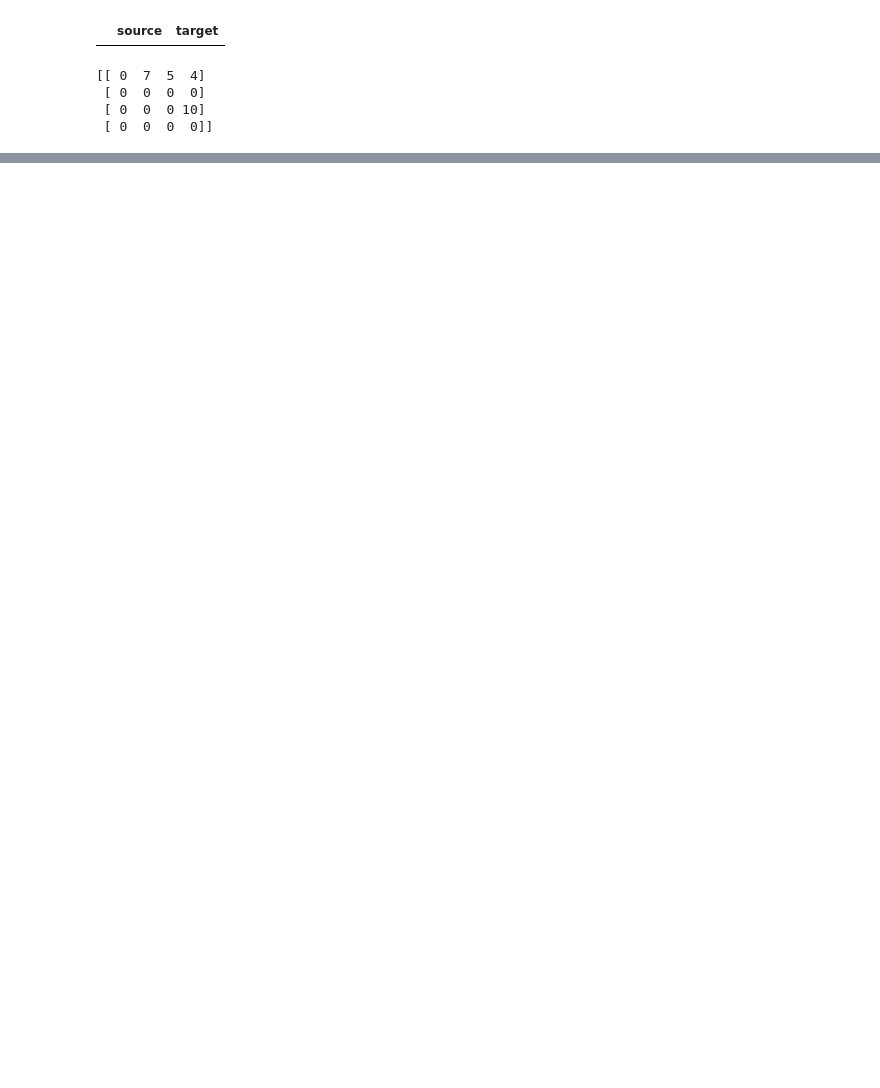
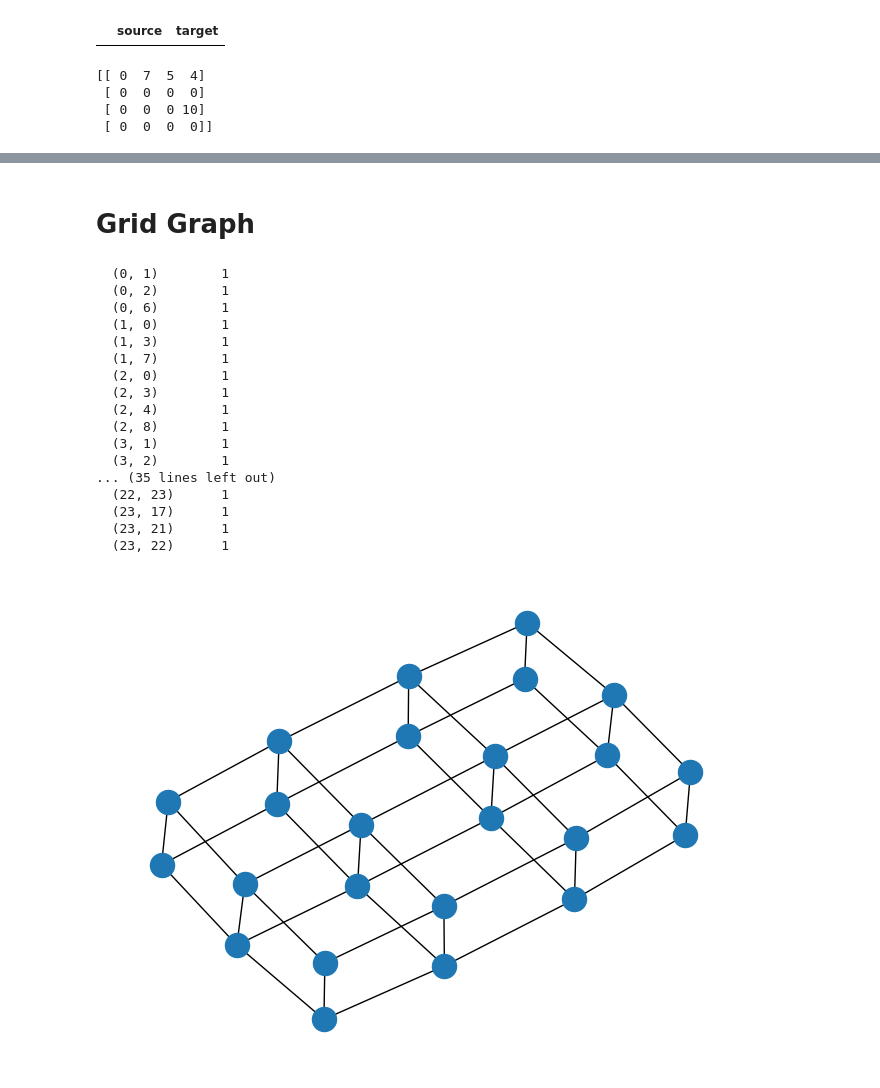
Before and after one commit to Rumit95/GNN-Understanding, a Jupyter notebook: network-x.ipynb, the cells around one changed output, grey strips where cells are left out. Saved outputs shown, nothing was run; the diff lists cells and outputs as text; code cells hidden in the pictures; blank space fills up the shorter version.

```diff
--- a/network-x.ipynb
+++ b/network-x.ipynb
@@ -380,0 +438,26 @@ print(df)
+# %% [markdown]
+# **Grid Graph**
+# %%
+G = nx.grid_graph(dim=(2, 3, 4))
+nx.draw(G)
+A = nx.adjacency_matrix(G)
+print(A)
+# %% [output]
+  (0, 1)        1
+  (0, 2)        1
+  (0, 6)        1
+  (1, 0)        1
+  (1, 3)        1
+  (1, 7)        1
+  (2, 0)        1
+  (2, 3)        1
+  (2, 4)        1
+  (2, 8)        1
+  (3, 1)        1
+  (3, 2)        1
+... (35 lines left out)
+  (22, 23)      1
+  (23, 17)      1
+  (23, 21)      1
+  (23, 22)      1
+[figure, added]
```
Also changed, not shown: parts of 27 cells of this notebook.
